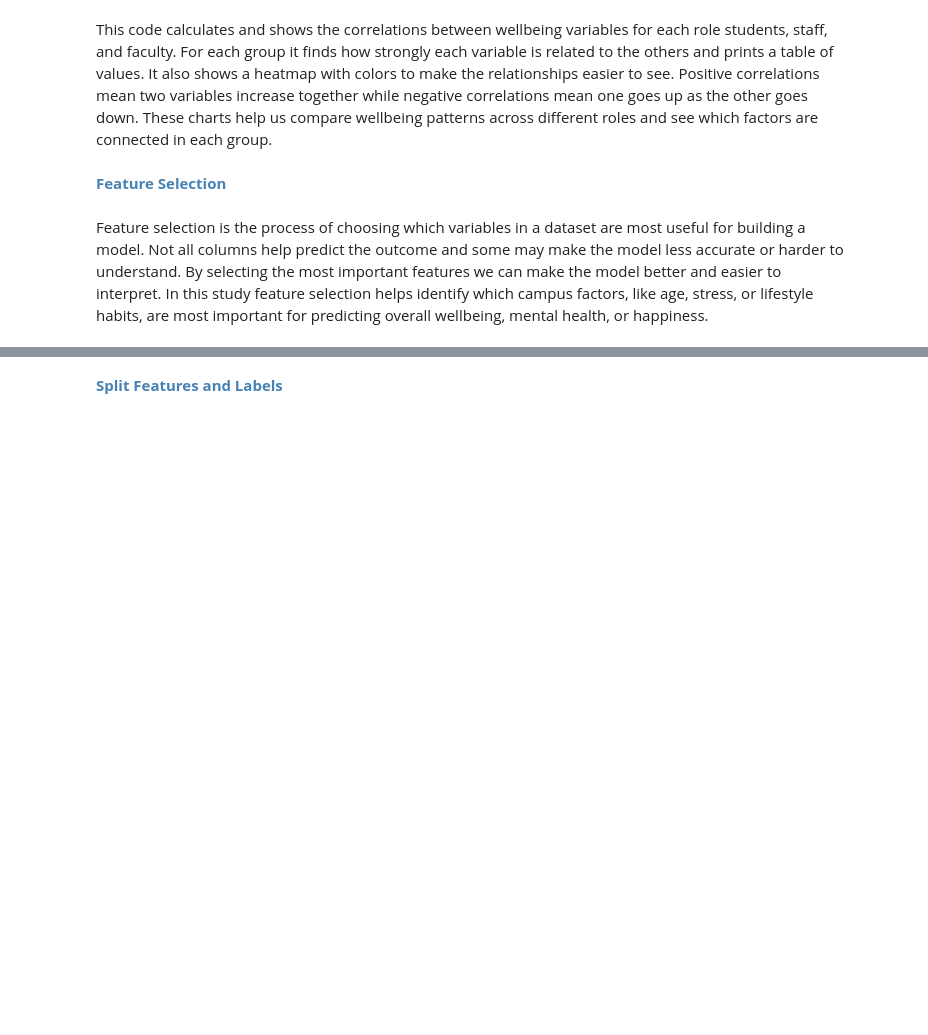
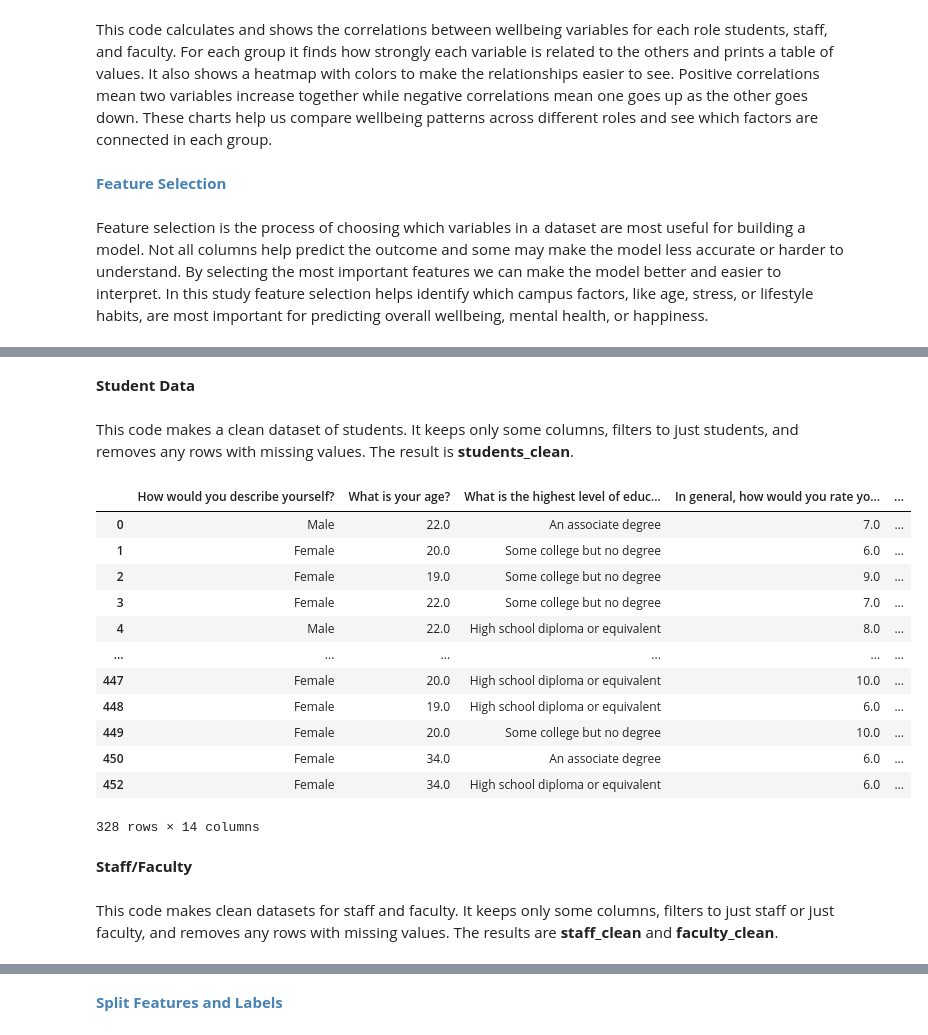
Before and after one commit to sangabrielstephanie/MachineLearningProject-TrinityWellbeing, a Jupyter notebook: MachineLearningProject.ipynb, the cells around one changed output, grey strips where cells are left out. Cells and saved outputs as stored; diff of their text form; code cells hidden in the pictures; blank space fills up the shorter version.

```diff
--- a/MachineLearningProject.ipynb
+++ b/MachineLearningProject.ipynb
@@ -266 +360,5 @@ data_clean["health_index"] = data_clean[wellbeing_vars].mean(axis=1)
+# %% [markdown]
+**Student Data**
+# %% [markdown]
+This code makes a clean dataset of students. It keeps only some columns, filters to just students, and removes any rows with missing values. The result is **students_clean**.
 # %%
@@ -288,4 +385,24 @@ students_clean = data_clean[
         .str.strip()
         == "Student"
 ][columns_kept].dropna()
+# %%
+students_clean
+# %% [output]
+|  | How would you describe yourself? | What is your age? | What is the highest level of educ... | In general, how would you rate yo... | ... |
+| 0 | Male | 22.0 | An associate degree | 7.0 | ... |
+| 1 | Female | 20.0 | Some college but no degree | 6.0 | ... |
+| 2 | Female | 19.0 | Some college but no degree | 9.0 | ... |
+| 3 | Female | 22.0 | Some college but no degree | 7.0 | ... |
+| 4 | Male | 22.0 | High school diploma or equivalent | 8.0 | ... |
+| ... | ... | ... | ... | ... | ... |
+| 447 | Female | 20.0 | High school diploma or equivalent | 10.0 | ... |
+| 448 | Female | 19.0 | High school diploma or equivalent | 6.0 | ... |
+| 449 | Female | 20.0 | Some college but no degree | 10.0 | ... |
+| 450 | Female | 34.0 | An associate degree | 6.0 | ... |
+| 452 | Female | 34.0 | High school diploma or equivalent | 6.0 | ... |
+328 rows × 14 columns
+# %% [markdown]
+**Staff/Faculty**
+# %% [markdown]
+This code makes clean datasets for staff and faculty. It keeps only some columns, filters to just staff or just faculty, and removes any rows with missing values. The results are **staff_clean** and **faculty_clean**.
 # %%
```
Also changed, not shown: parts of 9 cells of this notebook.
